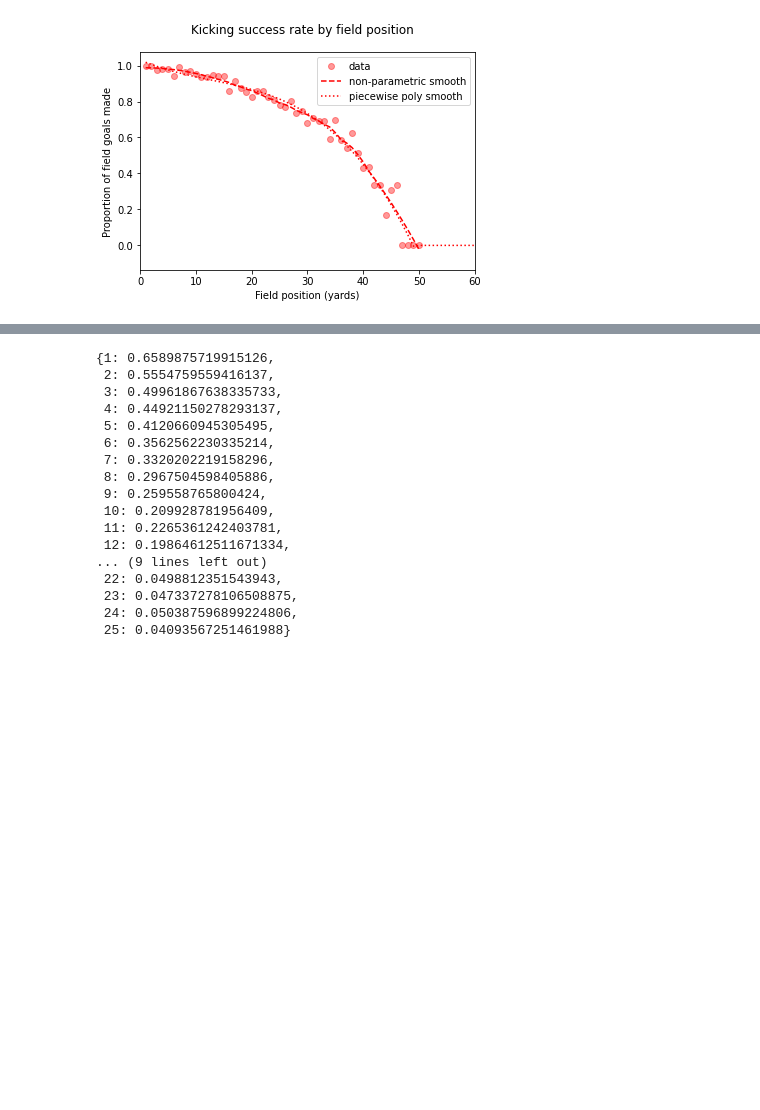
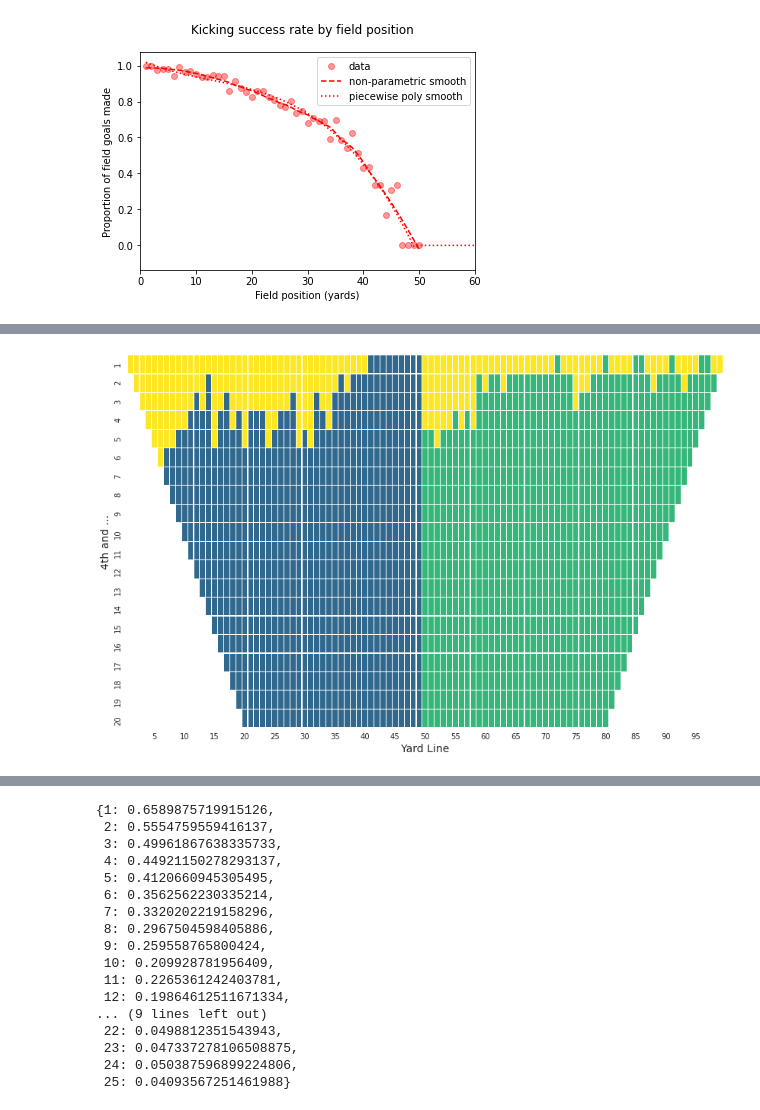
Before and after one commit to sethbilliau/SportsAnalytics, a Jupyter notebook: project2/fourthdown.ipynb, the cells around one changed output, grey strips where cells are left out. Saved outputs shown, nothing was run; the diff lists cells and outputs as text; code cells hidden in the pictures; blank space fills up the shorter version.

```diff
--- a/project2/fourthdown.ipynb
+++ b/project2/fourthdown.ipynb
@@ -133,0 +392,5 @@ Text(0.5, 0.98, 'Kicking success rate by field position')
+# %%
+# Fourth Down Model for an average time/play in the third quarter
+visualize_model(True, 3)
+# %% [output]
+[figure, added]
```
Also changed, not shown: parts of 36 cells of this notebook.
